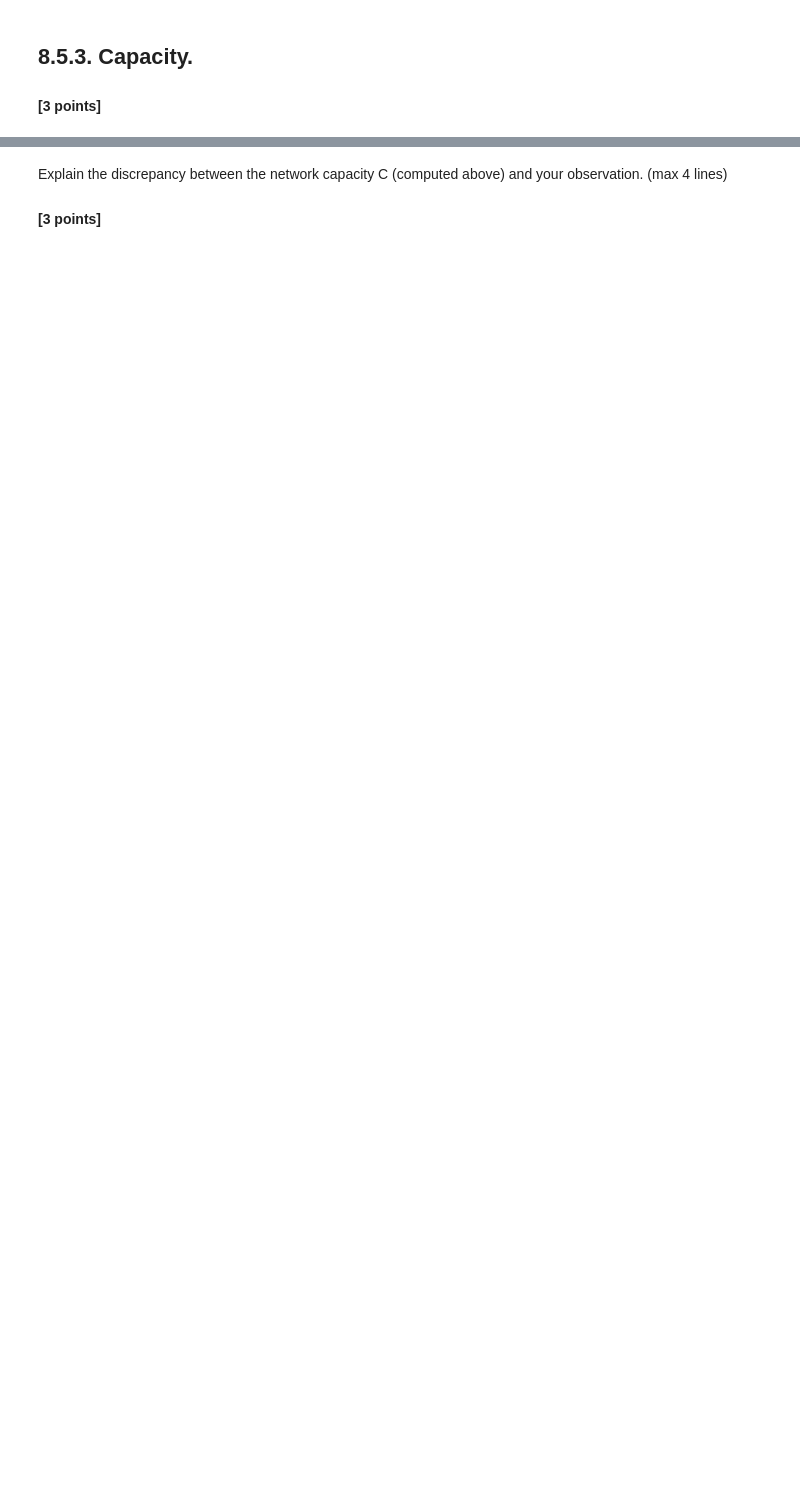
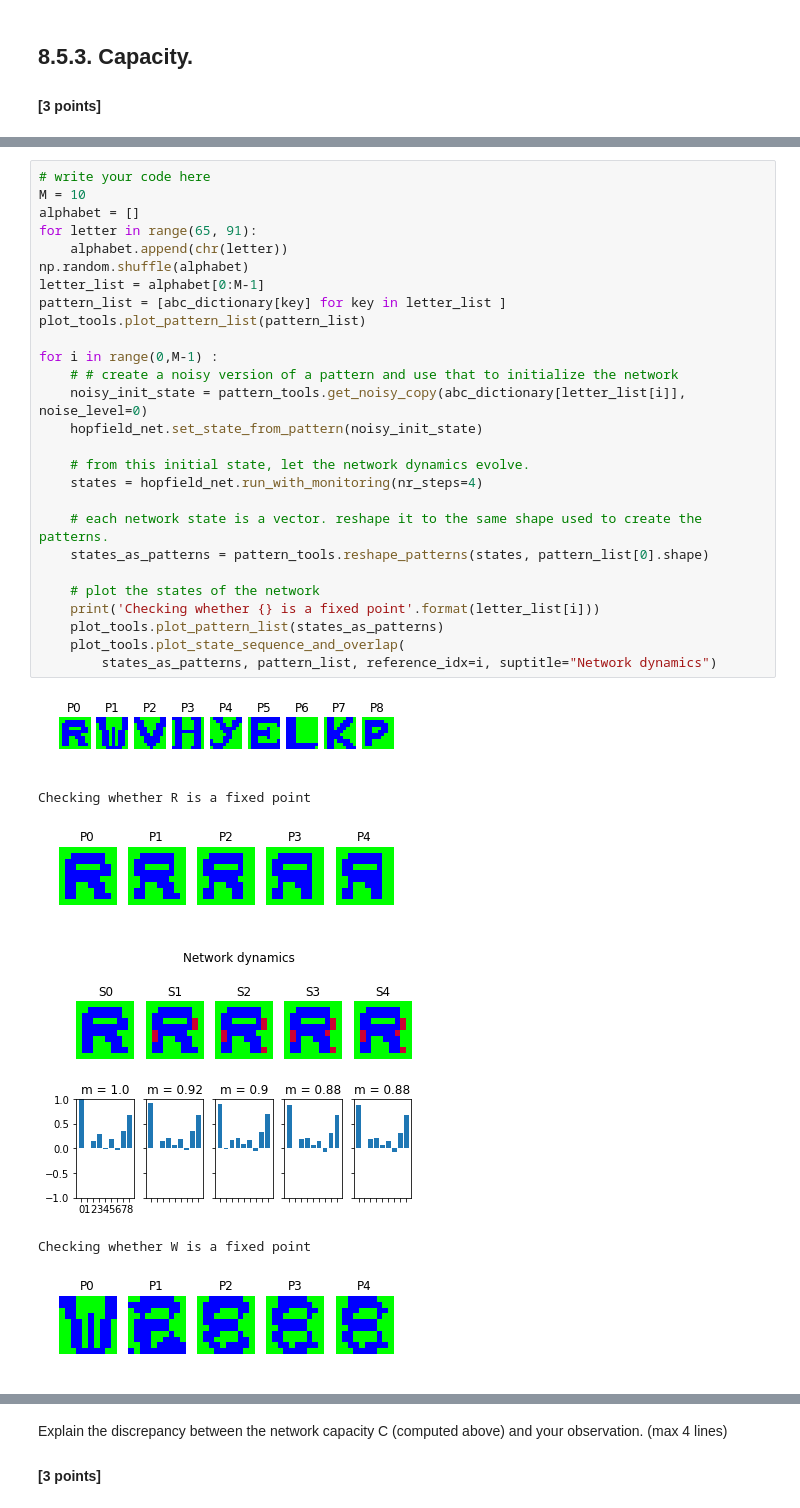
Before and after one commit to fedeflo2/Bestbio1, a Jupyter notebook: Ex8_firstName_lastName_000.ipynb, the cells around one changed output, grey strips where cells are left out. Saved outputs shown, nothing was run; the diff lists cells and outputs as text; blank space fills up the shorter version.

```diff
--- a/Ex8_firstName_lastName_000.ipynb
+++ b/Ex8_firstName_lastName_000.ipynb
@@ -365,0 +426,34 @@ Does the overlap between the network state and the reference pattern ‘A’ alw
+# %%
+# write your code here
+M = 10
+alphabet = []
+for letter in range(65, 91):
+    alphabet.append(chr(letter))
+np.random.shuffle(alphabet)
+letter_list = alphabet[0:M-1]
+pattern_list = [abc_dictionary[key] for key in letter_list ]
+plot_tools.plot_pattern_list(pattern_list)
+
+for i in range(0,M-1) :
+    # # create a noisy version of a pattern and use that to initialize the network
+    noisy_init_state = pattern_tools.get_noisy_copy(abc_dictionary[letter_list[i]], noise_level=0)
+    hopfield_net.set_state_from_pattern(noisy_init_state)
+
+    # from this initial state, let the network dynamics evolve.
+    states = hopfield_net.run_with_monitoring(nr_steps=4)
+
+    # each network state is a vector. reshape it to the same shape used to create the patterns.
+    states_as_patterns = pattern_tools.reshape_patterns(states, pattern_list[0].shape)
+
+    # plot the states of the network
+    print('Checking whether {} is a fixed point'.format(letter_list[i]))
+    plot_tools.plot_pattern_list(states_as_patterns)
+    plot_tools.plot_state_sequence_and_overlap(
+        states_as_patterns, pattern_list, reference_idx=i, suptitle="Network dynamics")
+# %% [output]
+[figure, added]
+Checking whether R is a fixed point
+[figure, added]
+[figure, added]
+Checking whether W is a fixed point
+[figure, added]
```
Also changed, not shown: parts of 29 cells of this notebook.
